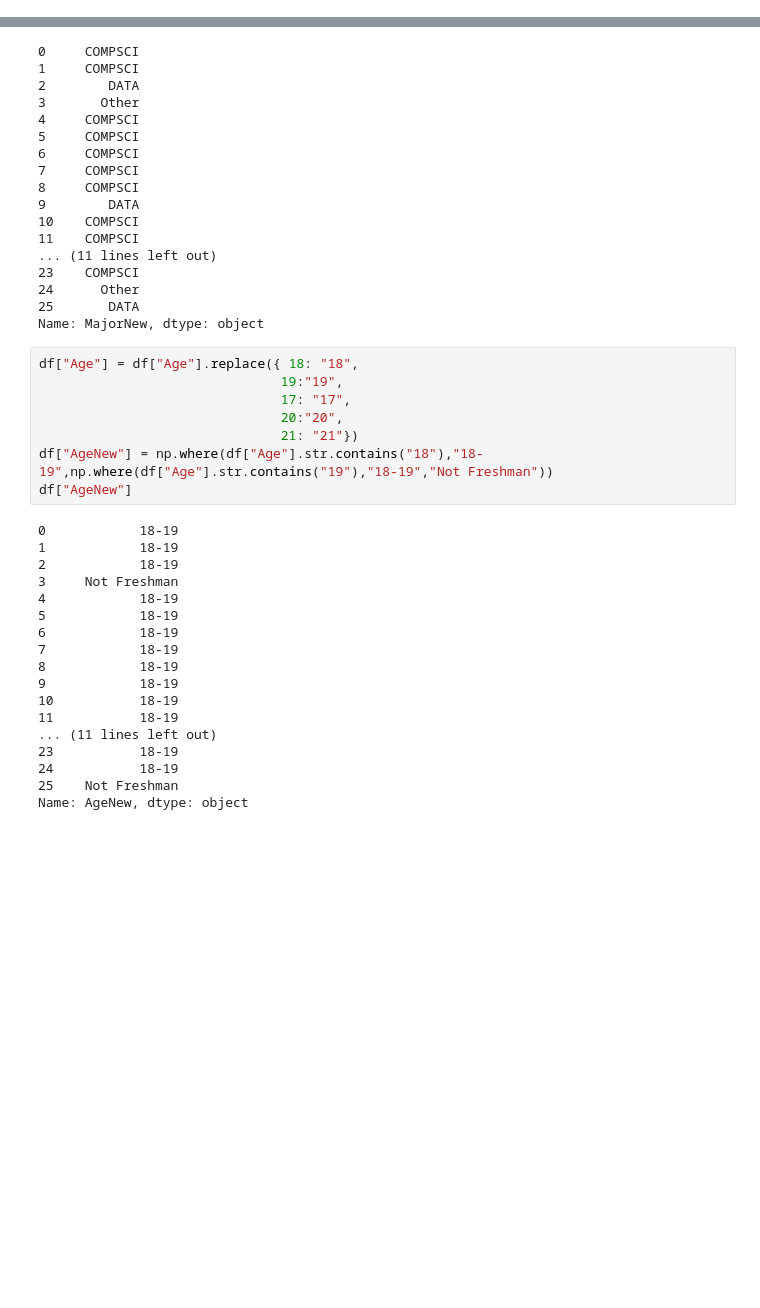
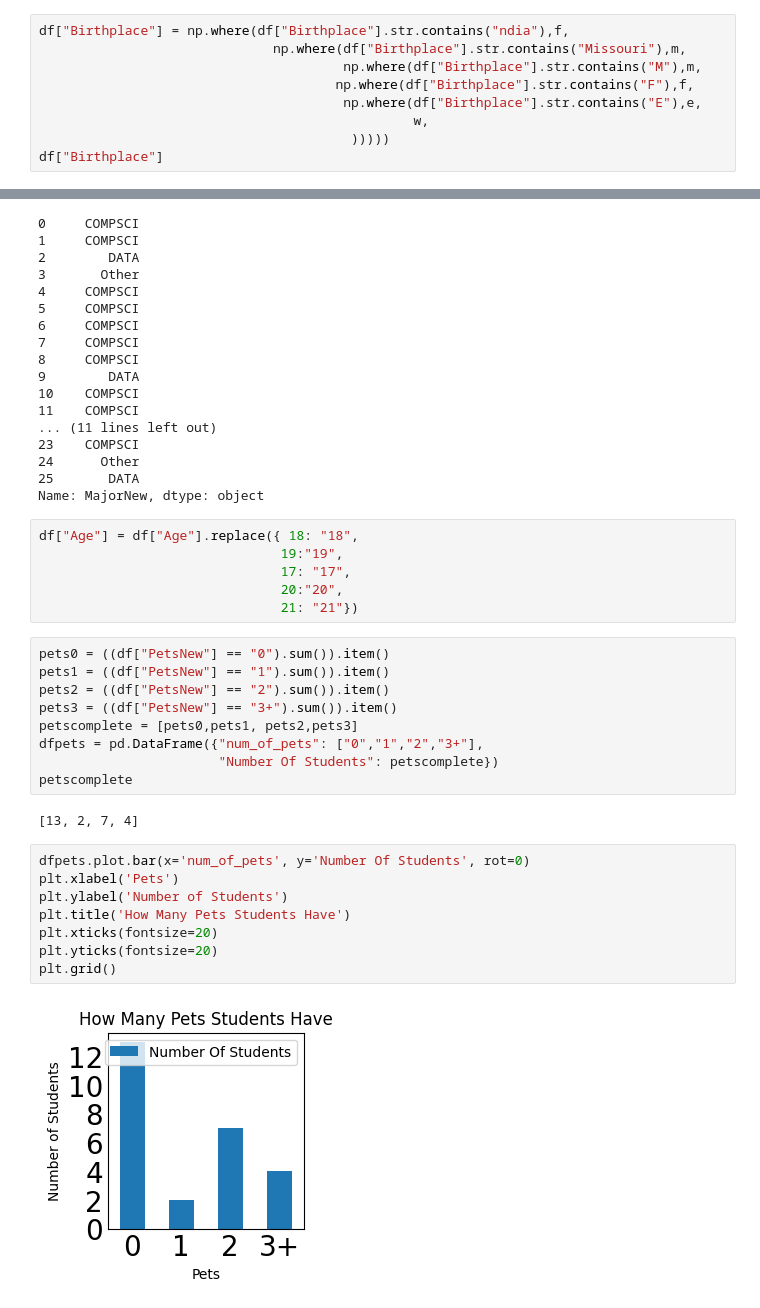
Before and after one commit to isakhel/iovanecs1070, a Jupyter notebook: Homework/homework-9-19.ipynb, the cells around one changed output, grey strips where cells are left out. Saved outputs shown, nothing was run; the diff lists cells and outputs as text; blank space fills up the shorter version.

```diff
--- a/Homework/homework-9-19.ipynb
+++ b/Homework/homework-9-19.ipynb
@@ -53,0 +73,9 @@ df["Birthplace"] = df["Birthplace"].replace({"Missouri" : m,
+# %%
+df["Birthplace"] = np.where(df["Birthplace"].str.contains("ndia"),f,
+                              np.where(df["Birthplace"].str.contains("Missouri"),m,
+                                       np.where(df["Birthplace"].str.contains("M"),m,
+                                      np.where(df["Birthplace"].str.contains("F"),f,
+                                       np.where(df["Birthplace"].str.contains("E"),e,
+                                                w,
+                                        )))))
+df["Birthplace"]
@@ -154,23 +219,24 @@ df["Age"] = df["Age"].replace({ 18: "18",
                                17: "17",
                                20:"20",
                                21: "21"})
-df["AgeNew"] = np.where(df["Age"].str.contains("18"),"18-19",np.where(df["Age"].str.contains("19"),"18-19","Not Freshman"))
-df["AgeNew"]
-# %% [output]
-0            18-19
-1            18-19
-2            18-19
-3     Not Freshman
-4            18-19
-5            18-19
-6            18-19
-7            18-19
-8            18-19
-9            18-19
-10           18-19
-11           18-19
-... (11 lines left out)
-23           18-19
-24           18-19
-25    Not Freshman
-Name: AgeNew, dtype: object
+# %%
+pets0 = ((df["PetsNew"] == "0").sum()).item()
+pets1 = ((df["PetsNew"] == "1").sum()).item()
+pets2 = ((df["PetsNew"] == "2").sum()).item()
+pets3 = ((df["PetsNew"] == "3+").sum()).item()
+petscomplete = [pets0,pets1, pets2,pets3]
+dfpets = pd.DataFrame({"num_of_pets": ["0","1","2","3+"],
+                       "Number Of Students": petscomplete})
+petscomplete
+# %% [output]
+[13, 2, 7, 4]
+# %%
+dfpets.plot.bar(x='num_of_pets', y='Number Of Students', rot=0)
+plt.xlabel('Pets')
+plt.ylabel('Number of Students')
+plt.title('How Many Pets Students Have')
+plt.xticks(fontsize=20)
+plt.yticks(fontsize=20)
+plt.grid()
+# %% [output]
+[figure, added]
```
Also changed, not shown: parts of 11 cells of this notebook.
